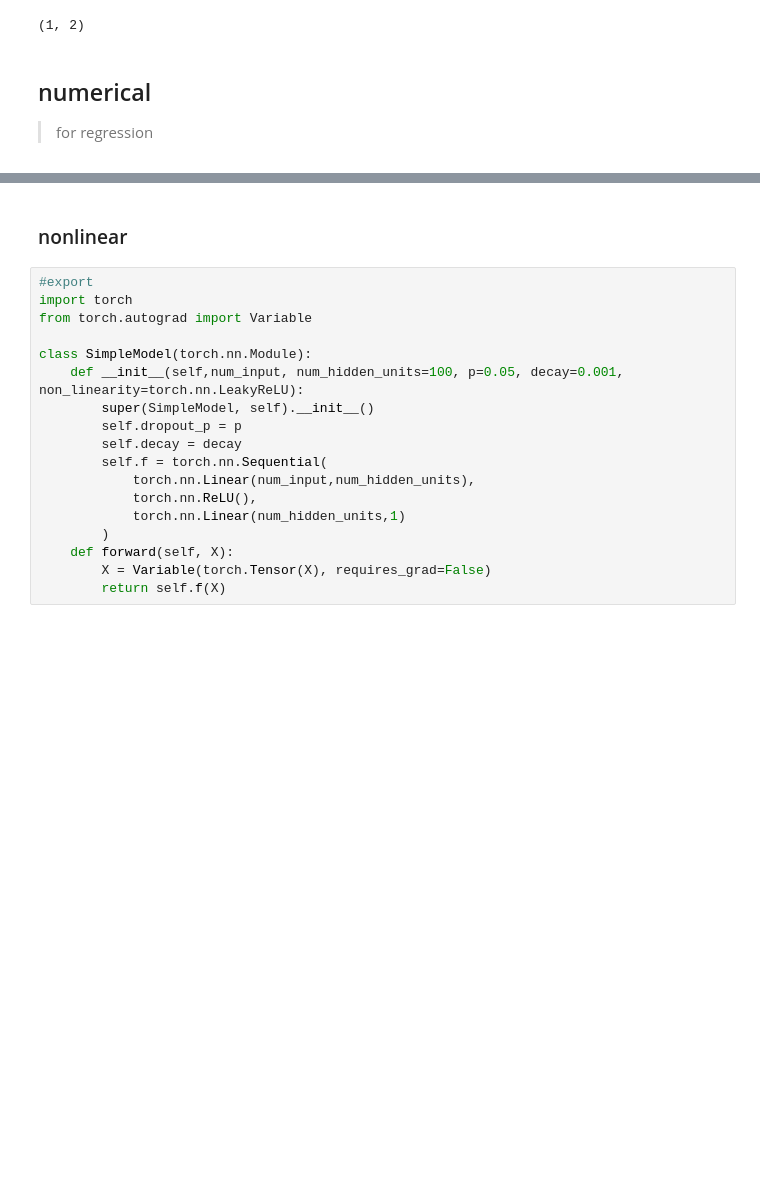
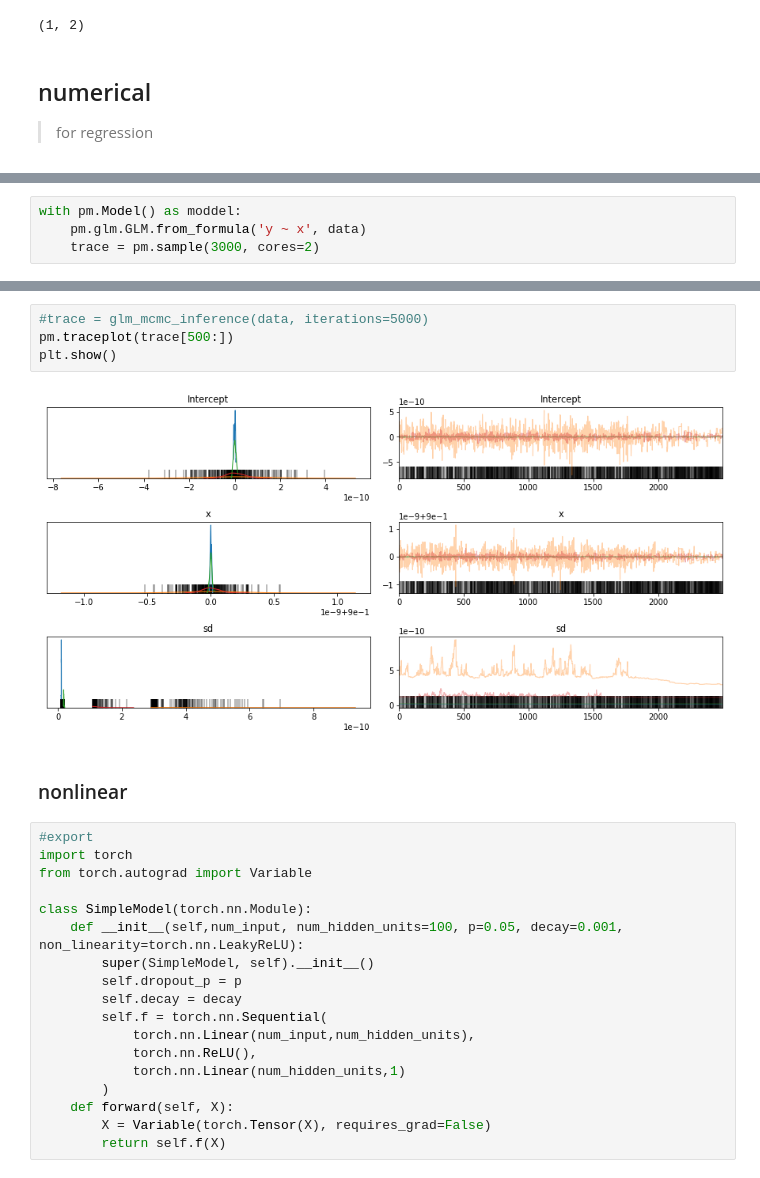
Before and after one commit to wooohoooo/thompson_sampling, a Jupyter notebook: 02_models.ipynb, the cells around one changed output, grey strips where cells are left out. Cells and saved outputs as stored; diff of their text form; blank space fills up the shorter version.

```diff
--- a/02_models.ipynb
+++ b/02_models.ipynb
@@ -295,0 +257,4 @@ class BayesLinReg(object):
+# %%
+with pm.Model() as moddel:
+    pm.glm.GLM.from_formula('y ~ x', data)
+    trace = pm.sample(3000, cores=2)
@@ -296,3 +277,9 @@ class BayesLinReg(object):
+# %%
+#trace = glm_mcmc_inference(data, iterations=5000)
+pm.traceplot(trace[500:])
+plt.show()
+# %% [output]
+[figure, added]
 # %% [markdown]
 ### nonlinear
 # %%
```
Also changed, not shown: parts of 9 cells of this notebook, 5 other files.
